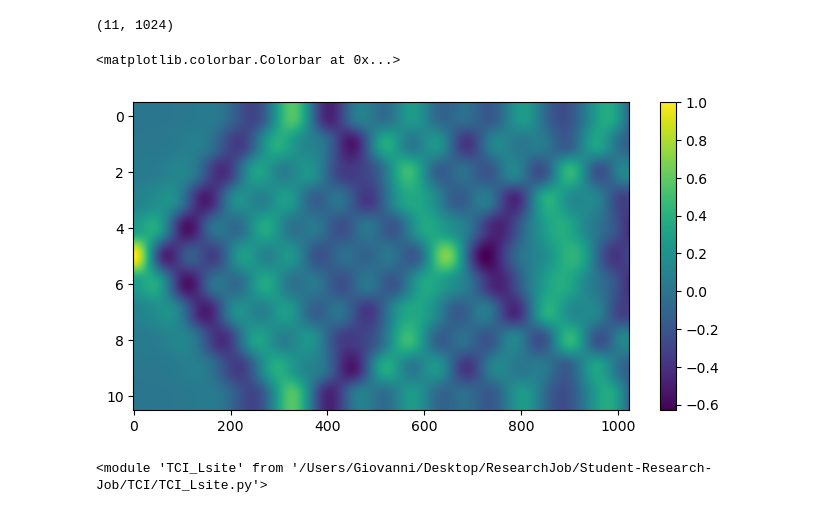
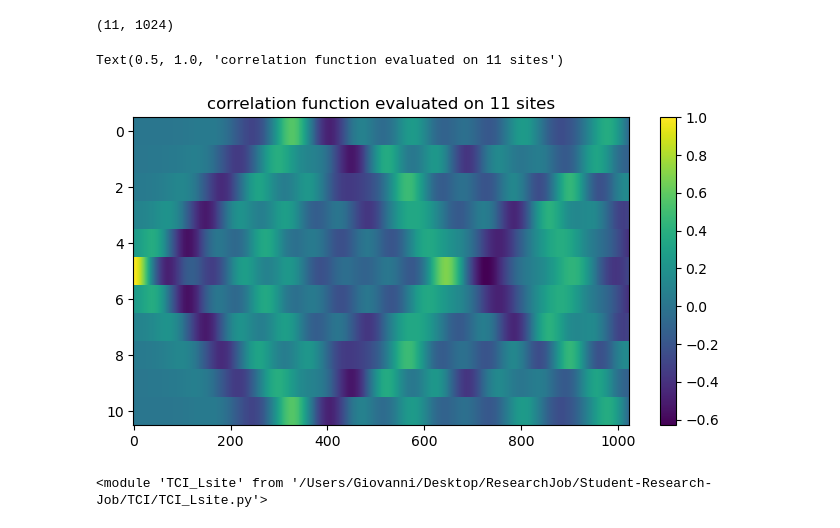
Before and after one commit to gconcheri/Student-Research-Job, a Jupyter notebook: Correlation_function/Correlation_function_Lsites.ipynb, the cells around one changed output. Drawn from its saved outputs; the diff is of its cells as text; code cells hidden in the pictures.

```diff
--- a/Correlation_function/Correlation_function_Lsites.ipynb
+++ b/Correlation_function/Correlation_function_Lsites.ipynb
@@ -106,13 +106,14 @@ print(Cs.shape)
 # %%
 plt.figure(figsize=(8, 4))
 plt.imshow(Cs.real, aspect = 'auto',
-           #interpolation = 'none'
+           interpolation = 'none'
            )
 
 plt.colorbar()
+plt.title("correlation function evaluated on " + f"{L}" + " sites")
 # %% [output]
-<matplotlib.colorbar.Colorbar at 0x...>
+Text(0.5, 1.0, 'correlation function evaluated on 11 sites')
-[figure, old version]
+[figure, new version]
 # %%
 import importlib
 
```
Also changed, not shown: 1 other file.
